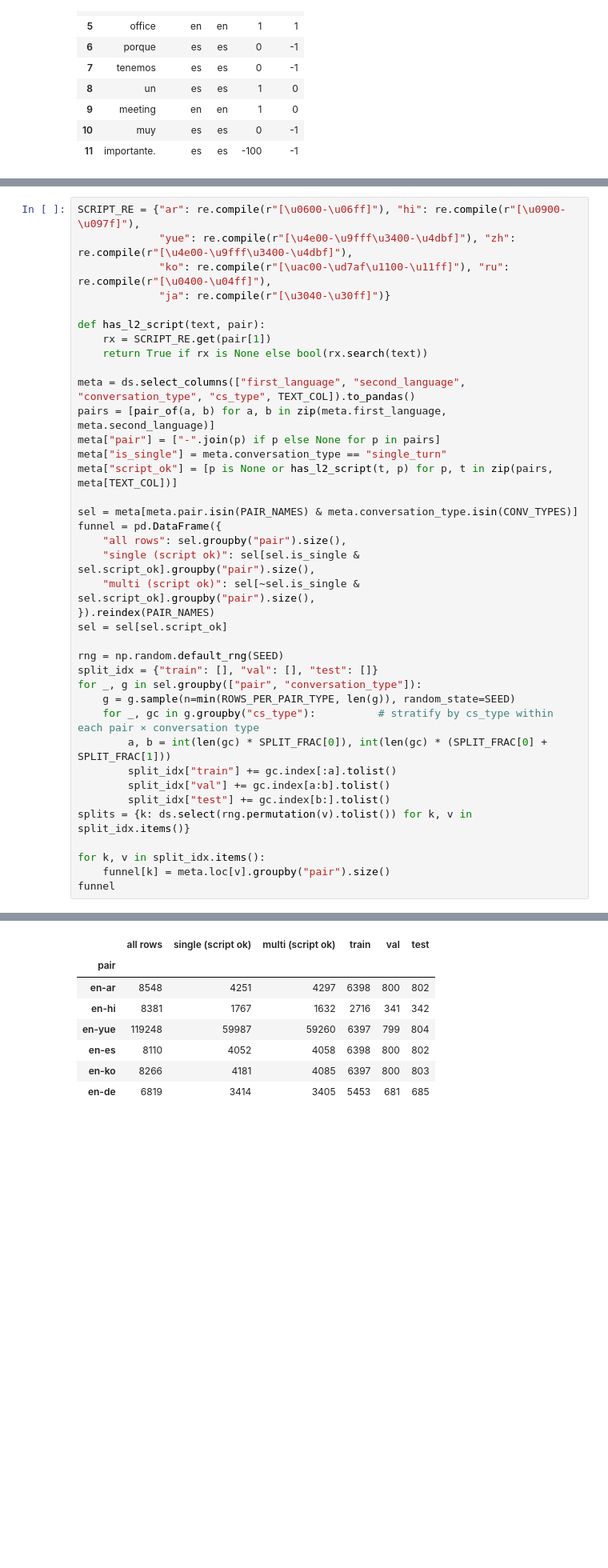
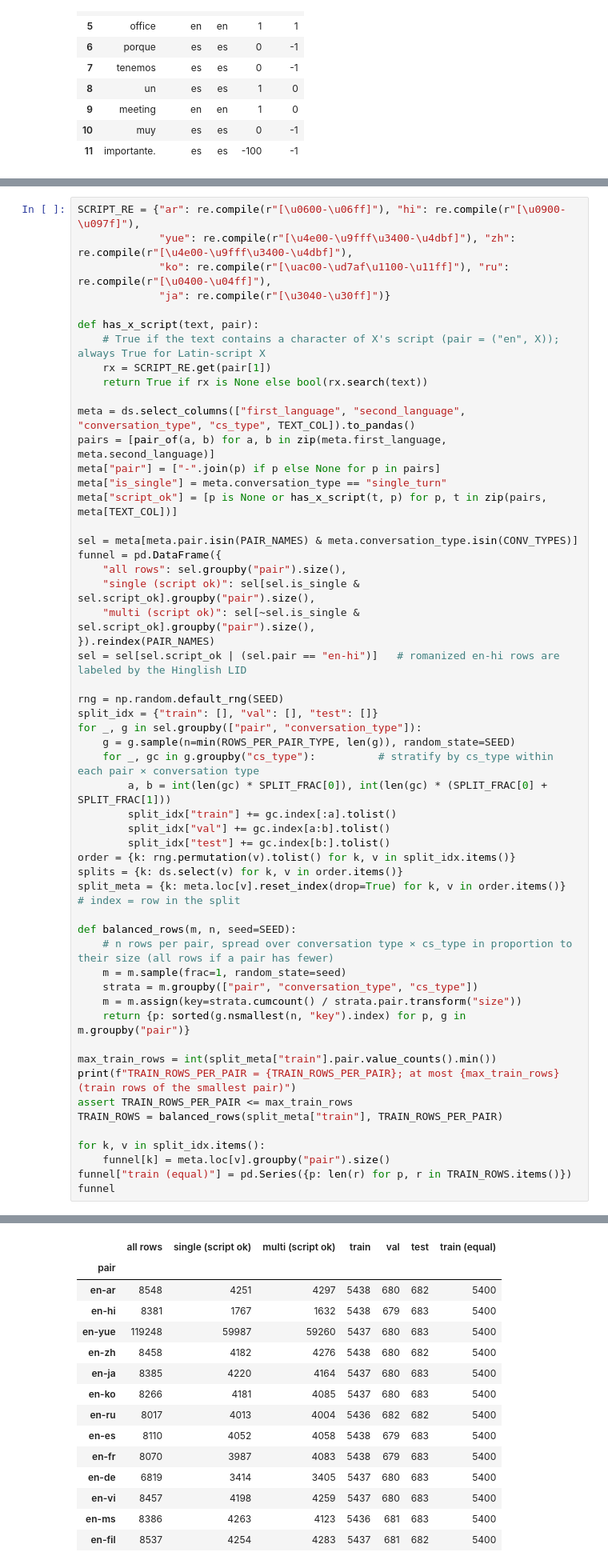
Before and after one commit to helloxujc/predictive-code-switching-team2, a Jupyter notebook: streaming_dataloader.ipynb, the cells around one changed output, grey strips where cells are left out. Shown at 80% size. Cells and saved outputs as stored; diff of their text form; blank space fills up the shorter version.

```diff
--- a/streaming_dataloader.ipynb
+++ b/streaming_dataloader.ipynb
@@ -257,7 +464,8 @@ SCRIPT_RE = {"ar": re.compile(r"[\u0600-\u06ff]"), "hi": re.compile(r"[\u0900-\u
              "ko": re.compile(r"[\uac00-\ud7af\u1100-\u11ff]"), "ru": re.compile(r"[\u0400-\u04ff]"),
              "ja": re.compile(r"[\u3040-\u30ff]")}
 
-def has_l2_script(text, pair):
+def has_x_script(text, pair):
+    # True if the text contains a character of X's script (pair = ("en", X)); always True for Latin-script X
     rx = SCRIPT_RE.get(pair[1])
     return True if rx is None else bool(rx.search(text))
 
@@ -265,7 +473,7 @@ meta = ds.select_columns(["first_language", "second_language", "conversation_typ
 pairs = [pair_of(a, b) for a, b in zip(meta.first_language, meta.second_language)]
 meta["pair"] = ["-".join(p) if p else None for p in pairs]
 meta["is_single"] = meta.conversation_type == "single_turn"
-meta["script_ok"] = [p is None or has_l2_script(t, p) for p, t in zip(pairs, meta[TEXT_COL])]
+meta["script_ok"] = [p is None or has_x_script(t, p) for p, t in zip(pairs, meta[TEXT_COL])]
 
 sel = meta[meta.pair.isin(PAIR_NAMES) & meta.conversation_type.isin(CONV_TYPES)]
 funnel = pd.DataFrame({
@@ -273,7 +481,7 @@ funnel = pd.DataFrame({
     "single (script ok)": sel[sel.is_single & sel.script_ok].groupby("pair").size(),
     "multi (script ok)": sel[~sel.is_single & sel.script_ok].groupby("pair").size(),
 }).reindex(PAIR_NAMES)
-sel = sel[sel.script_ok]
+sel = sel[sel.script_ok | (sel.pair == "en-hi")]   # romanized en-hi rows are labeled by the Hinglish LID
 
 rng = np.random.default_rng(SEED)
 split_idx = {"train": [], "val": [], "test": []}
@@ -284,9 +492,24 @@ for _, g in sel.groupby(["pair", "conversation_type"]):
         split_idx["train"] += gc.index[:a].tolist()
         split_idx["val"] += gc.index[a:b].tolist()
         split_idx["test"] += gc.index[b:].tolist()
-splits = {k: ds.select(rng.permutation(v).tolist()) for k, v in split_idx.items()}
+order = {k: rng.permutation(v).tolist() for k, v in split_idx.items()}
+splits = {k: ds.select(v) for k, v in order.items()}
+split_meta = {k: meta.loc[v].reset_index(drop=True) for k, v in order.items()}   # index = row in the split
+
+def balanced_rows(m, n, seed=SEED):
+    # n rows per pair, spread over conversation type × cs_type in proportion to their size (all rows if a pair has fewer)
+    m = m.sample(frac=1, random_state=seed)
+    strata = m.groupby(["pair", "conversation_type", "cs_type"])
+    m = m.assign(key=strata.cumcount() / strata.pair.transform("size"))
+    return {p: sorted(g.nsmallest(n, "key").index) for p, g in m.groupby("pair")}
+
+max_train_rows = int(split_meta["train"].pair.value_counts().min())
+print(f"TRAIN_ROWS_PER_PAIR = {TRAIN_ROWS_PER_PAIR}; at most {max_train_rows} (train rows of the smallest pair)")
+assert TRAIN_ROWS_PER_PAIR <= max_train_rows
+TRAIN_ROWS = balanced_rows(split_meta["train"], TRAIN_ROWS_PER_PAIR)
 
 for k, v in split_idx.items():
     funnel[k] = meta.loc[v].groupby("pair").size()
+funnel["train (equal)"] = pd.Series({p: len(r) for p, r in TRAIN_ROWS.items()})
 funnel
 # %% [output]
@@ -293,10 +517,17 @@ funnel
-|  | all rows | single (script ok) | multi (script ok) | train | val | test |
-| pair |  |  |  |  |  |  |
-| en-ar | 8548 | 4251 | 4297 | 6398 | 800 | 802 |
-| en-hi | 8381 | 1767 | 1632 | 2716 | 341 | 342 |
-| en-yue | 119248 | 59987 | 59260 | 6397 | 799 | 804 |
-| en-es | 8110 | 4052 | 4058 | 6398 | 800 | 802 |
-| en-ko | 8266 | 4181 | 4085 | 6397 | 800 | 803 |
-| en-de | 6819 | 3414 | 3405 | 5453 | 681 | 685 |
+|  | all rows | single (script ok) | multi (script ok) | train | val | test | train (equal) |
+| pair |  |  |  |  |  |  |  |
+| en-ar | 8548 | 4251 | 4297 | 5438 | 680 | 682 | 5400 |
+| en-hi | 8381 | 1767 | 1632 | 5438 | 679 | 683 | 5400 |
+| en-yue | 119248 | 59987 | 59260 | 5437 | 680 | 683 | 5400 |
+| en-zh | 8458 | 4182 | 4276 | 5438 | 680 | 682 | 5400 |
+| en-ja | 8385 | 4220 | 4164 | 5437 | 680 | 683 | 5400 |
+| en-ko | 8266 | 4181 | 4085 | 5437 | 680 | 683 | 5400 |
+| en-ru | 8017 | 4013 | 4004 | 5436 | 682 | 682 | 5400 |
+| en-es | 8110 | 4052 | 4058 | 5438 | 679 | 683 | 5400 |
+| en-fr | 8070 | 3987 | 4083 | 5438 | 679 | 683 | 5400 |
+| en-de | 6819 | 3414 | 3405 | 5437 | 680 | 683 | 5400 |
+| en-vi | 8457 | 4198 | 4259 | 5437 | 680 | 683 | 5400 |
+| en-ms | 8386 | 4263 | 4123 | 5436 | 681 | 683 | 5400 |
+| en-fil | 8537 | 4254 | 4283 | 5437 | 681 | 682 | 5400 |
 # %% [markdown]
 ### Data checks
```
Also changed, not shown: parts of 74 cells of this notebook, 3 other files.
